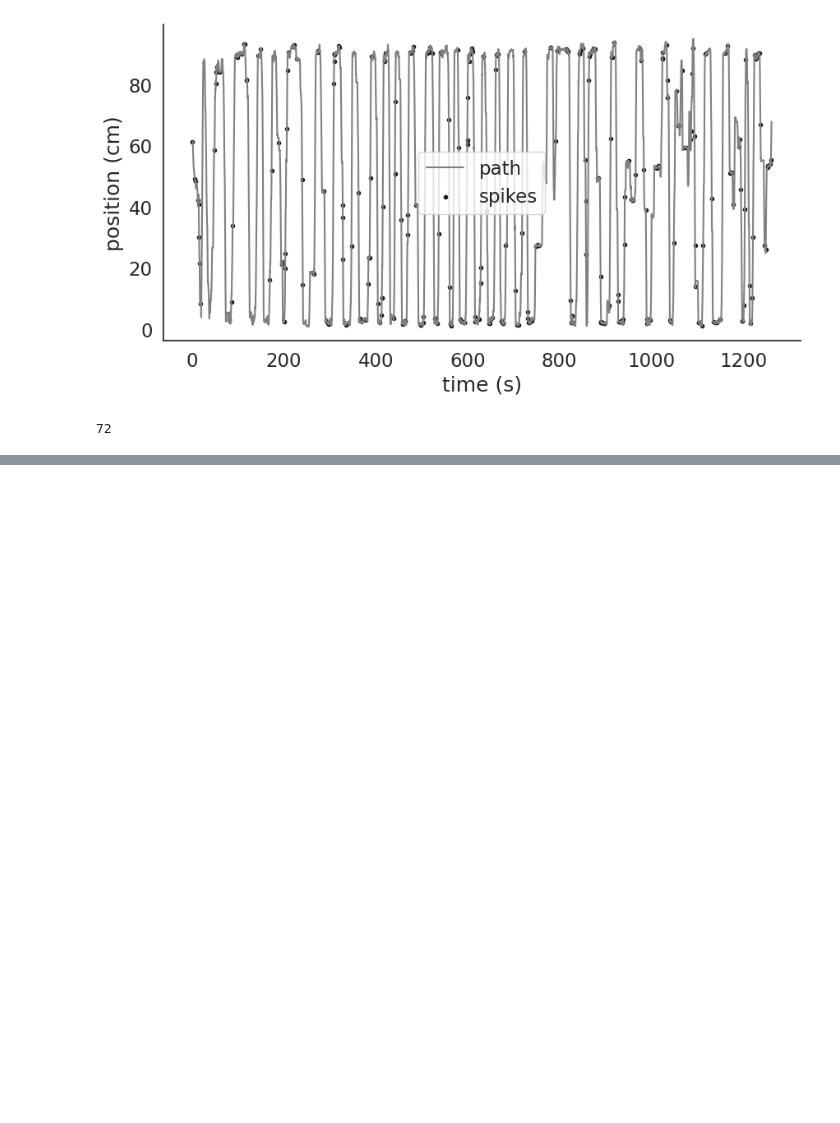
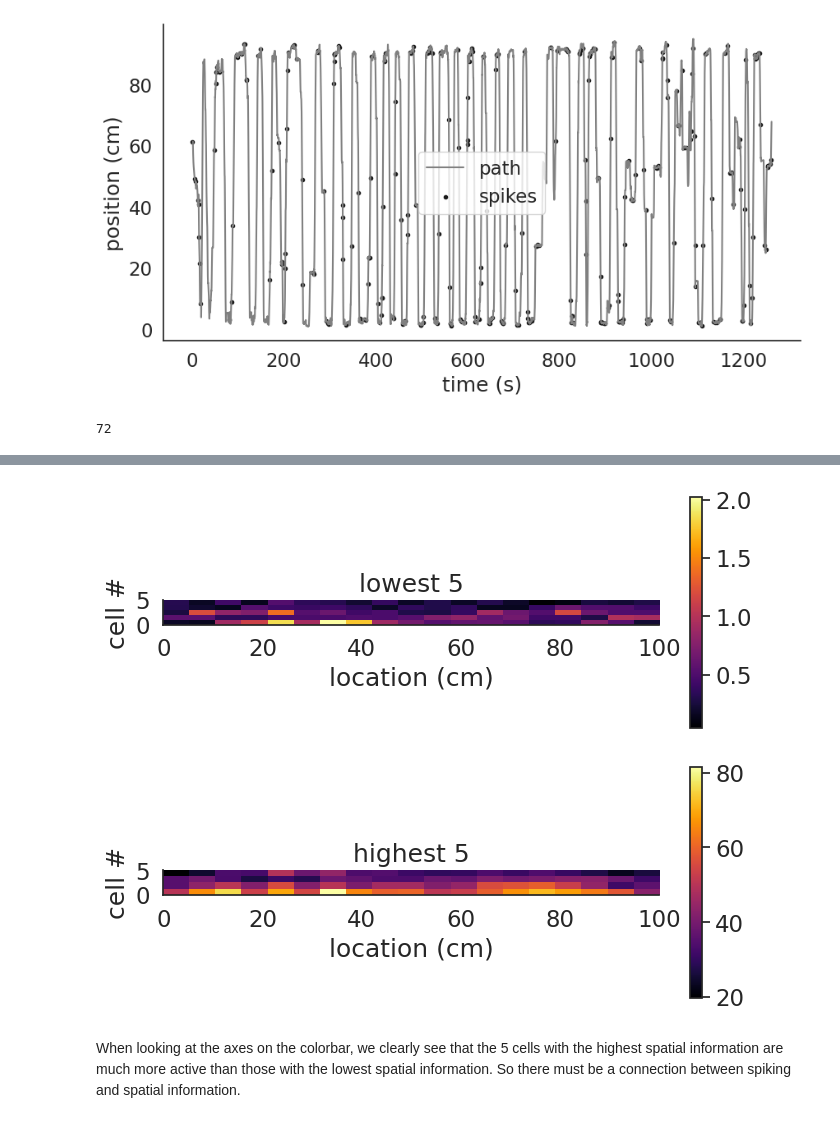
Before and after one commit to irenetiem/single-cell-analysis, a Jupyter notebook: 01-tuning-curves/exercises.ipynb, the cells around one changed output, grey strips where cells are left out. Cells and saved outputs as stored; diff of their text form; code cells hidden in the pictures; blank space fills up the shorter version.

```diff
--- a/01-tuning-curves/exercises.ipynb
+++ b/01-tuning-curves/exercises.ipynb
@@ -685,0 +735,27 @@ plt.colorbar()
+# %%
+# plot it
+plt.figure(figsize=(8,3))
+
+
+n_cells = 5
+
+plt.imshow(firing_rate_maps[0:5, :], cmap='inferno', extent = [0, 100, 0, n_cells])
+plt.xlabel('location (cm)')
+plt.ylabel('cell #')
+plt.title('lowest 5')
+plt.colorbar()
+plt.show()
+
+plt.figure(figsize=(8,3))
+
+plt.imshow(firing_rate_maps[-5:-1, :], cmap='inferno', extent = [0, 100, 0, n_cells])
+plt.xlabel('location (cm)')
+plt.ylabel('cell #')
+plt.title('highest 5')
+plt.colorbar()
+plt.show()
+# %% [output]
+[figure, added]
+[figure, added]
+# %% [markdown]
+When looking at the axes on the colorbar, we clearly see that the 5 cells with the highest spatial information are much more active than those with the lowest spatial information. So there must be a connection between spiking and spatial information.
```
Also changed, not shown: parts of 6 cells of this notebook.
